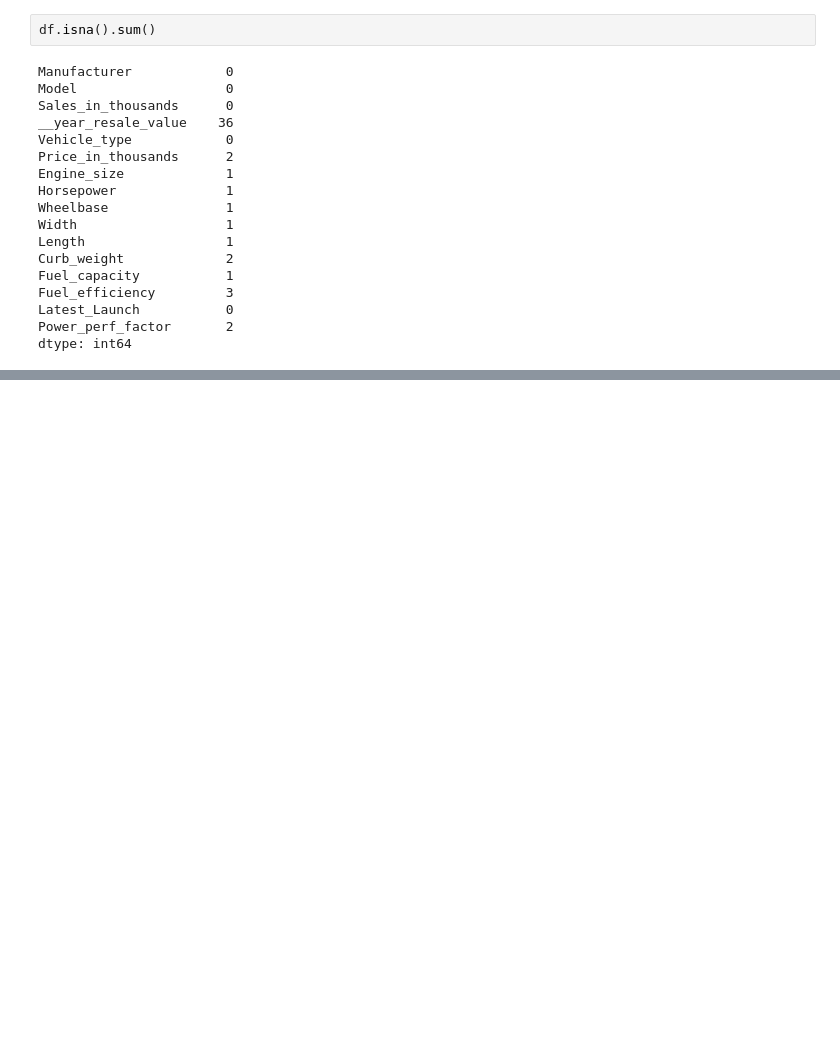
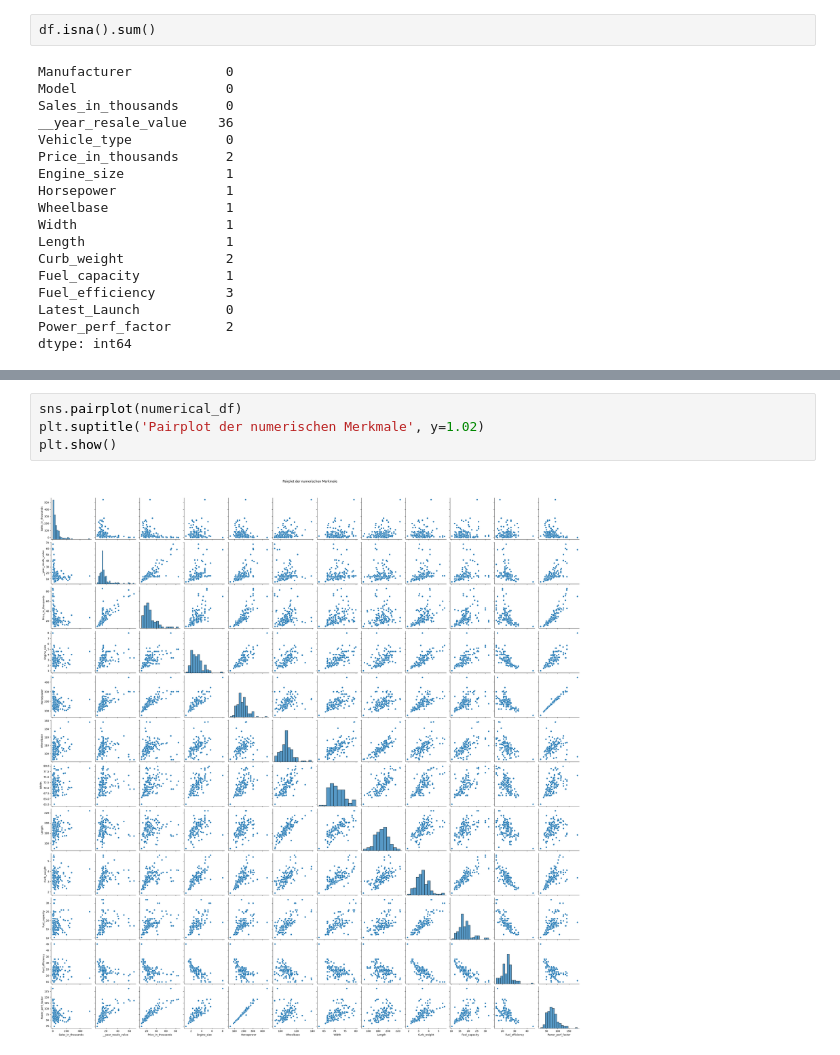
Before and after one commit to A-Layali/Car-Sales-Prediction, a Jupyter notebook: EDA.ipynb, the cells around one changed output, grey strips where cells are left out. Drawn from its saved outputs; the diff is of its cells as text; blank space fills up the shorter version.

```diff
--- a/EDA.ipynb
+++ b/EDA.ipynb
@@ -67,0 +126,6 @@ dtype: int64
+# %%
+sns.pairplot(numerical_df)
+plt.suptitle('Pairplot der numerischen Merkmale', y=1.02)
+plt.show()
+# %% [output]
+[figure, added]
```
Also changed, not shown: parts of 9 cells of this notebook.
